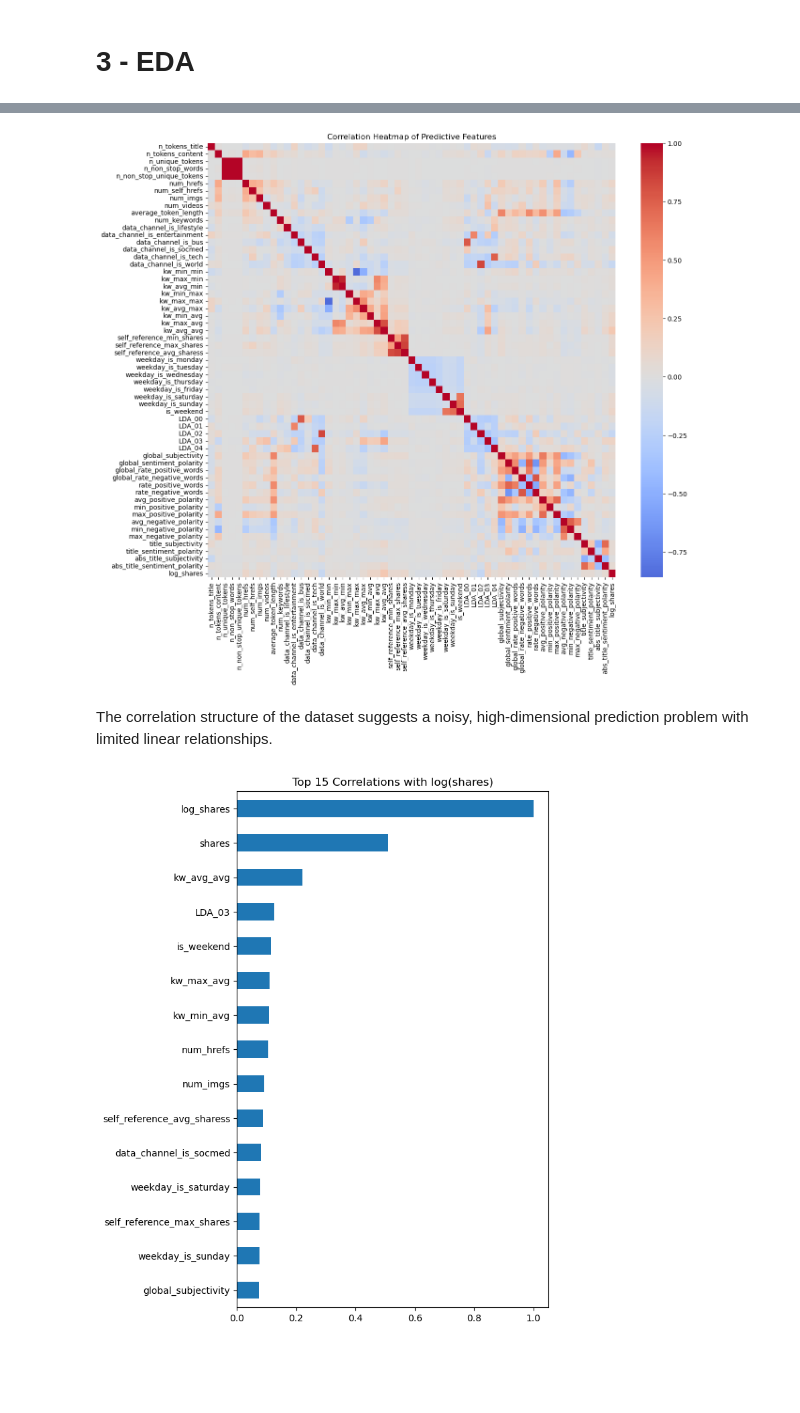
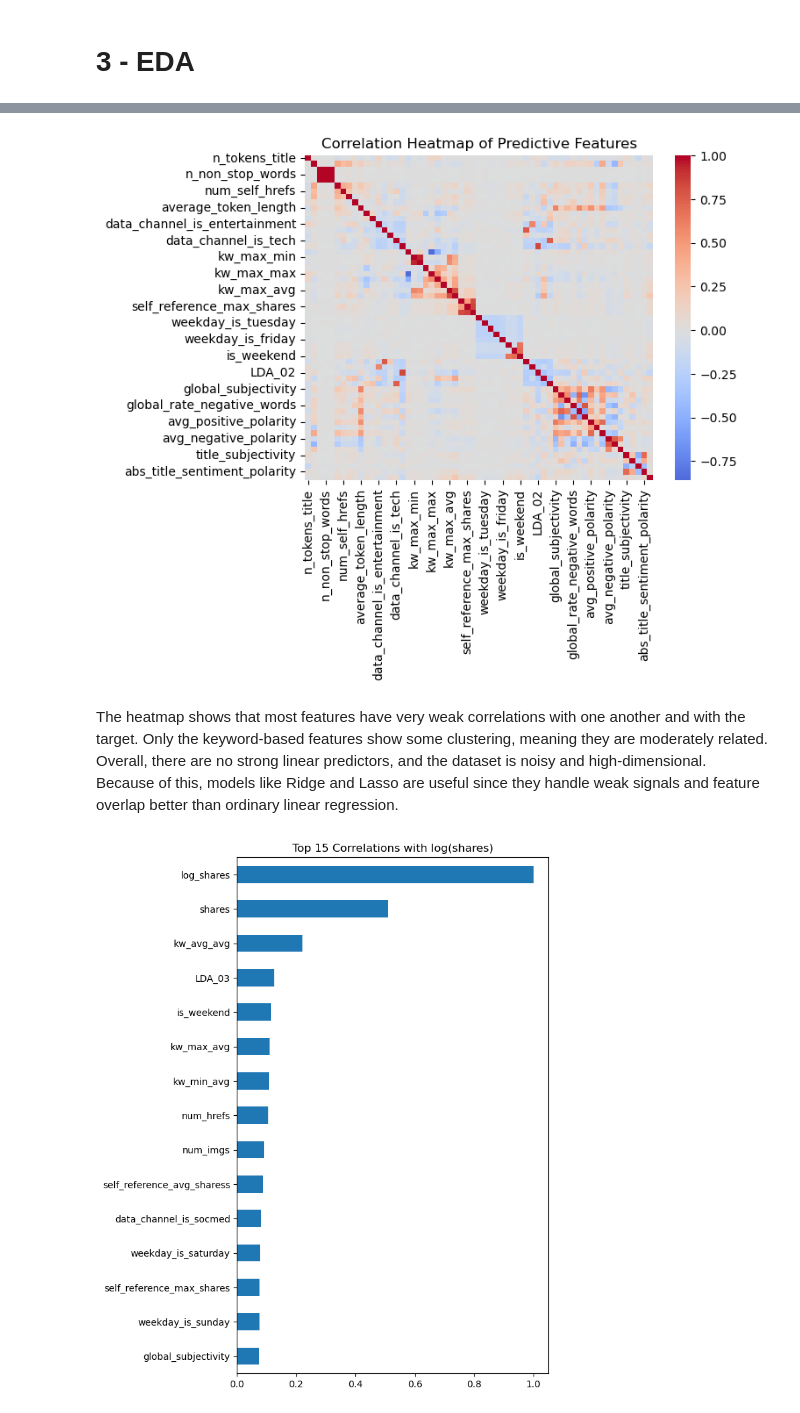
Before and after one commit to briannaq-dev/article-popularity, a Jupyter notebook: final_project.ipynb, the cells around one changed output, grey strips where cells are left out. Saved outputs shown, nothing was run; the diff lists cells and outputs as text; code cells hidden in the pictures; blank space fills up the shorter version.

```diff
--- a/final_project.ipynb
+++ b/final_project.ipynb
@@ -76,13 +72,12 @@ Raw shares distribution is extremely right-skewed. Log-transform stabilizes vari
 # %%
-plt.figure(figsize=(14,12))
 corr = df.drop(columns=["shares"]).corr()
 sns.heatmap(corr, cmap="coolwarm", center=0)
 plt.title("Correlation Heatmap of Predictive Features")
 plt.show()
 # %% [output]
-[figure, old version]
+[figure, new version]
 # %% [markdown]
-The correlation structure of the dataset suggests a noisy, high-dimensional prediction problem with limited linear relationships.
+The heatmap shows that most features have very weak correlations with one another and with the target. Only the keyword-based features show some clustering, meaning they are moderately related. Overall, there are no strong linear predictors, and the dataset is noisy and high-dimensional. Because of this, models like Ridge and Lasso are useful since they handle weak signals and feature overlap better than ordinary linear regression.
 # %%
 target_corr = df.corr()["log_shares"].sort_values(ascending=False)
 plt.figure(figsize=(6,10))
```
Also changed, not shown: parts of 23 cells of this notebook.
